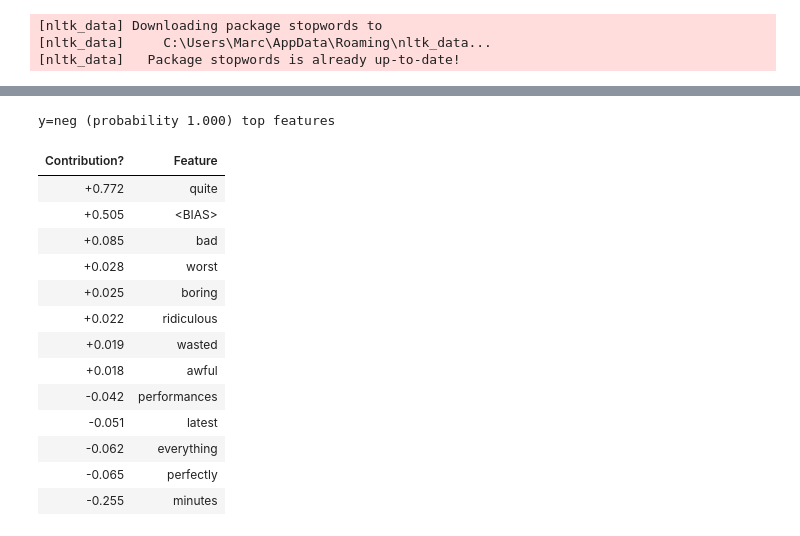
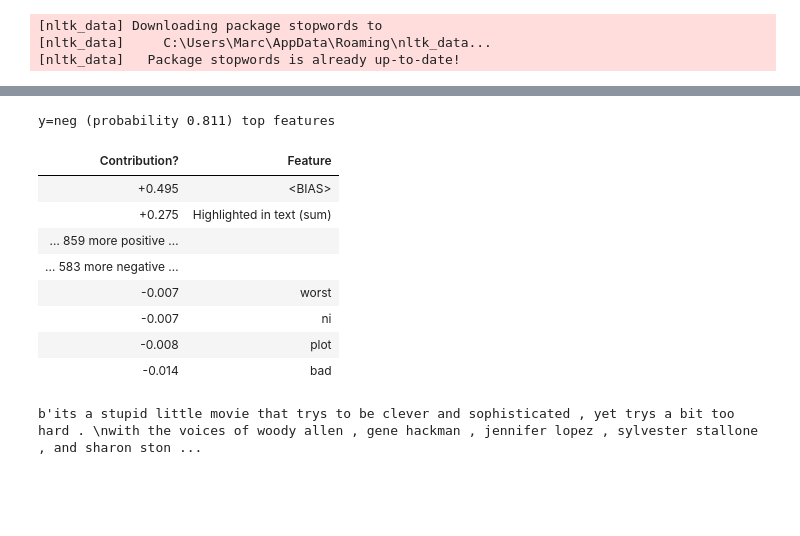
Before and after one commit to habis-git/MT, a Jupyter notebook: Jupyter Notebooks/TextClassifikation.ipynb, the cells around one changed output, grey strips where cells are left out. Saved outputs shown, nothing was run; the diff lists cells and outputs as text; code cells hidden in the pictures; blank space fills up the shorter version.

Commit message:
text classification

```diff
--- a/Jupyter Notebooks/TextClassifikation.ipynb
+++ b/Jupyter Notebooks/TextClassifikation.ipynb
@@ -11,7 +11,5 @@ from nltk.corpus import stopwords
 [nltk_data]     C:\Users\Marc\AppData\Roaming\nltk_data...
 [nltk_data]   Package stopwords is already up-to-date!
 # %%
-movie_data = load_files(r"D:\Master Thesis\txt_sentoken")
+movie_data = load_files(r"C:\Users\Marc\Documents\MasterThesis\txt_sentoken")
 movie_reviews, y = movie_data.data, movie_data.target
-print(movie_reviews[4])
-print(movie_data.target[4])
@@ -27,28 +22,28 @@ stemmer = WordNetLemmatizer()
 
 for sen in range(0, len(movie_reviews)):
     # Remove all the special characters
-    #document = re.sub(r'\W', ' ', str(movie_reviews[sen]))
+    document = re.sub(r'\W', ' ', str(movie_reviews[sen]))
 
     # remove all single characters
-    #document = re.sub(r'\s+[a-zA-Z]\s+', ' ', document)
+    document = re.sub(r'\s+[a-zA-Z]\s+', ' ', document)
 
     # Remove single characters from the start
-    #document = re.sub(r'\^[a-zA-Z]\s+', ' ', document)
+    document = re.sub(r'\^[a-zA-Z]\s+', ' ', document)
 
     # Substituting multiple spaces with single space
-    #document = re.sub(r'\s+', ' ', document, flags=re.I)
+    document = re.sub(r'\s+', ' ', document, flags=re.I)
 
     # Removing prefixed 'b'
-    #document = re.sub(r'^b\s+', '', document)
+    document = re.sub(r'^b\s+', '', document)
 
     # Converting to Lowercase
-    #document = document.lower()
+    document = document.lower()
 
     # Lemmatization
-    #document = document.split()
+    document = document.split()
 
     #document = [stemmer.lemmatize(word) for word in document]
-    #document = ' '.join(document)
+    document = ' '.join(document)
 
     #documents.append(document)
     documents.append(str(movie_reviews[sen]))
@@ -67,8 +59,8 @@ X = tfidfconverter.fit_transform(X)
 from sklearn.model_selection import train_test_split
 X_train, X_test, y_train, y_test = train_test_split(X, y, test_size=0.2, random_state=0)
 # %%
-from sklearn.tree import DecisionTreeClassifier
+from sklearn.ensemble import RandomForestClassifier
 
-classifier = DecisionTreeClassifier()
+classifier = RandomForestClassifier(n_estimators=1000, random_state=0)
 classifier.fit(X_train, y_train)
 # %% [output]
@@ -138,22 +145,17 @@ import pixiedust
 # %%
-doc = documents[105]
-#, show=['feature_importances','decision_tree','method','description']
+doc = documents[414]
 import eli5
-eli5.explain_prediction(classifier, doc, vec=vectorizer,target_names=['pos','neg'])
+eli5.explain_prediction(classifier, doc, vec=vectorizer,target_names=['neg','pos'], top=20)
 # %% [output]
-y=neg (probability 1.000) top features
+y=neg (probability 0.811) top features
 | Contribution? | Feature |
-| +0.772 | quite |
-| +0.505 | <BIAS> |
-| +0.085 | bad |
-| +0.028 | worst |
-| +0.025 | boring |
-| +0.022 | ridiculous |
-| +0.019 | wasted |
-| +0.018 | awful |
-| -0.042 | performances |
-| -0.051 | latest |
-| -0.062 | everything |
-| -0.065 | perfectly |
-| -0.255 | minutes |
+| +0.495 | <BIAS> |
+| +0.275 | Highlighted in text (sum) |
+| … 859 more positive … |  |
+| … 583 more negative … |  |
+| -0.007 | worst |
+| -0.007 | ni |
+| -0.008 | plot |
+| -0.014 | bad |
+b'its a stupid little movie that trys to be clever and sophisticated , yet trys a bit too hard . \nwith the voices of woody allen , gene hackman , jennifer lopez , sylvester stallone , and sharon ston ...
 # %%
```
Also changed, not shown: parts of 10 cells of this notebook, 4 other files.
